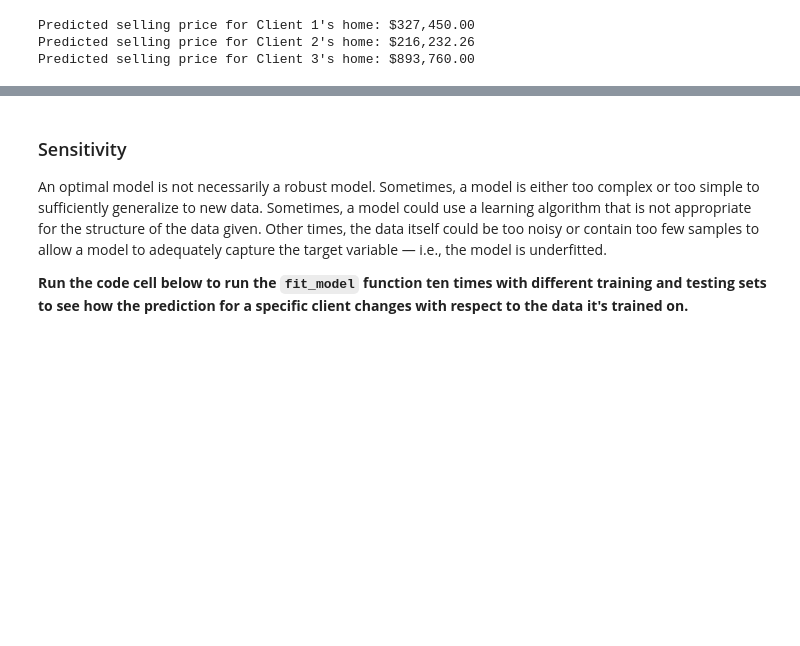
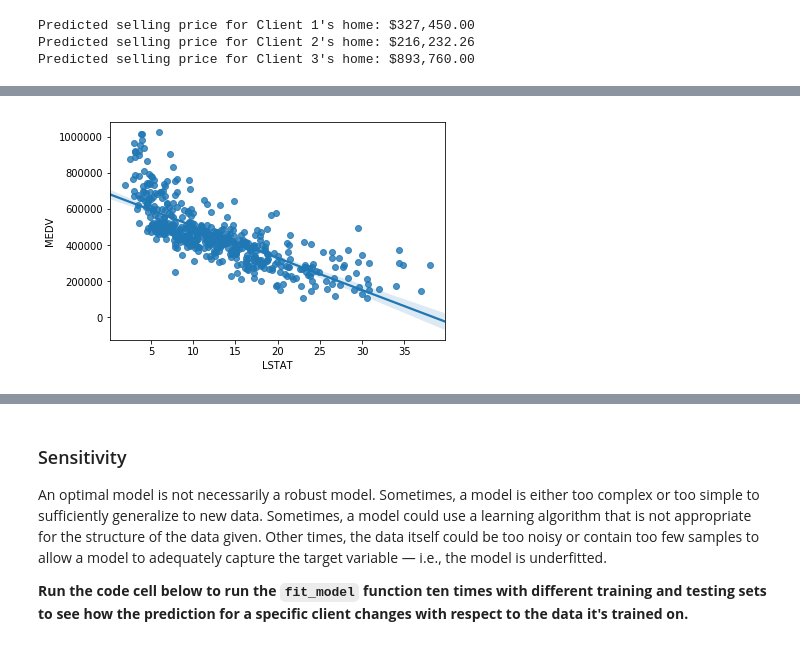
Before and after one commit to teragotti/boston_housing, a Jupyter notebook: boston_housing.ipynb, the cells around one changed output, grey strips where cells are left out. Drawn from its saved outputs; the diff is of its cells as text; code cells hidden in the pictures; blank space fills up the shorter version.

```diff
--- a/boston_housing.ipynb
+++ b/boston_housing.ipynb
@@ -466,0 +479,4 @@ Predicted selling price for Client 3's home: $893,760.00
+# %%
+ax = sns.regplot(x="LSTAT", y="MEDV", data=data)
+# %% [output]
+[figure, added]
```
Also changed, not shown: parts of 12 cells of this notebook, 1 other file.
